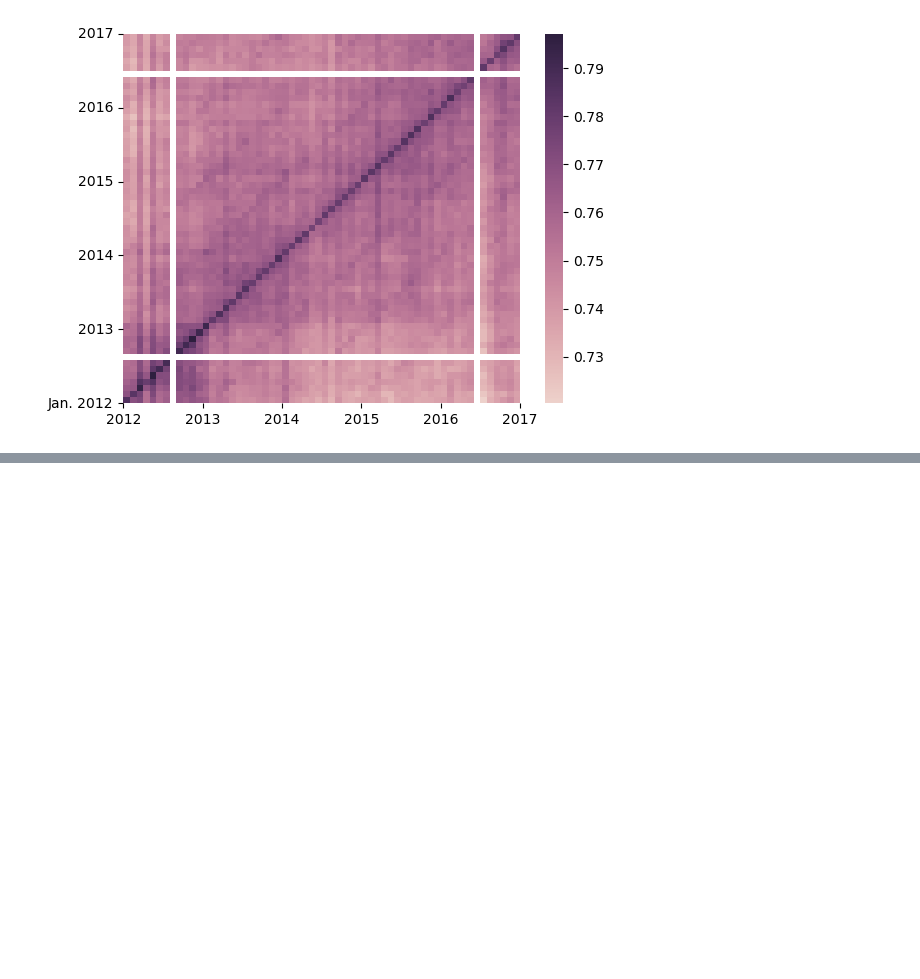
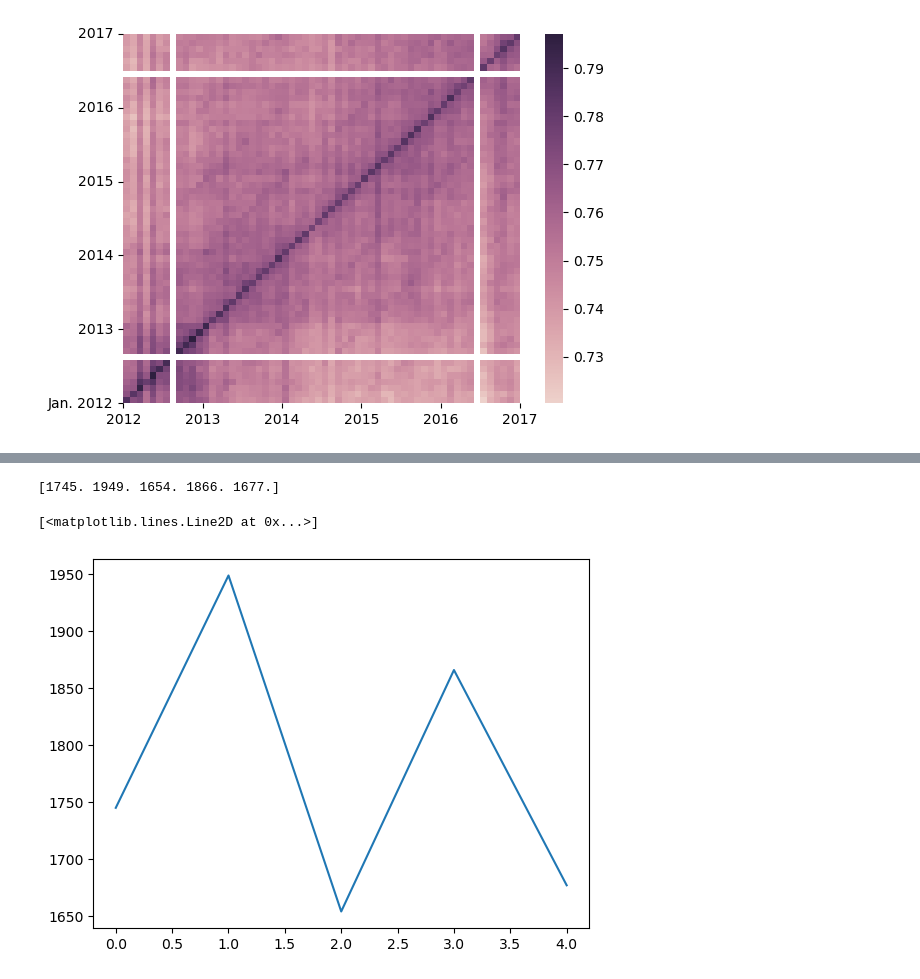
Before and after one commit to KaiNylund/lm-weights-encode-time, a Jupyter notebook: misc_analysis_and_figures/vocab_overlap.ipynb, the cells around one changed output, grey strips where cells are left out. Drawn from its saved outputs; the diff is of its cells as text; code cells hidden in the pictures; blank space fills up the shorter version.

```diff
--- a/misc_analysis_and_figures/vocab_overlap.ipynb
+++ b/misc_analysis_and_figures/vocab_overlap.ipynb
@@ -279,0 +311,16 @@ for overall_split in ["train", "test", "train_test"]:
+# %%
+yearly_vocabs = dataset_to_split_vocabs["wmt_lm_year_train"]
+token = "snow"
+token_mentions_per_year = np.zeros(5)
+for i, year in enumerate(range(2012, 2017)):
+    for token_variation in [token.lower(), token.capitalize(), token.upper(),
+                            f"{token}.", f"{token}!", f"{token}?", f"{token},", f"{token}:"]:
+        if token_variation in yearly_vocabs[year]:
+            token_mentions_per_year[i] += yearly_vocabs[year][token_variation]
+
+print(token_mentions_per_year)
+plt.plot(token_mentions_per_year)
+# %% [output]
+[1745. 1949. 1654. 1866. 1677.]
+[<matplotlib.lines.Line2D at 0x...>]
+[figure, added]
```
Also changed, not shown: parts of 1 cell of this notebook, 2 other files.
